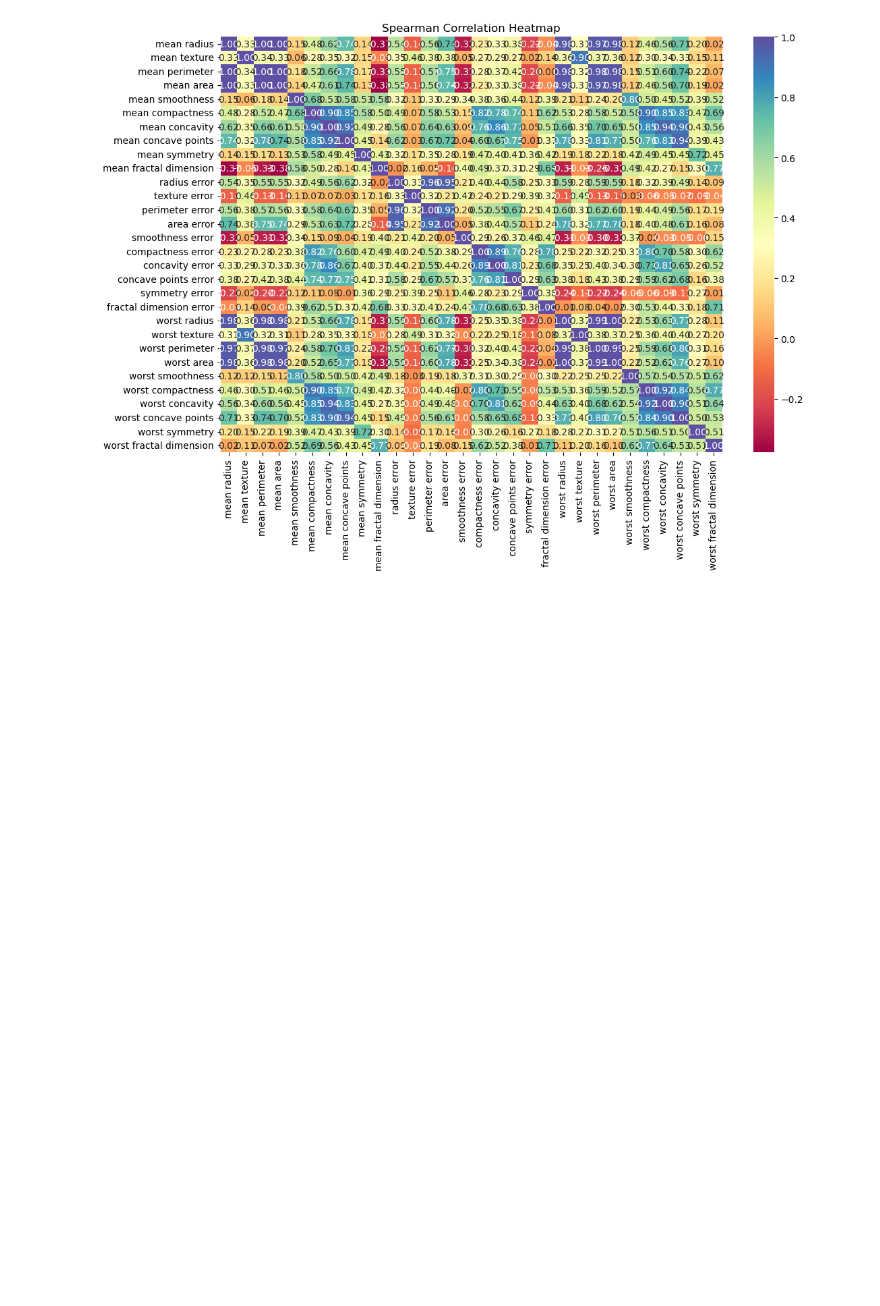
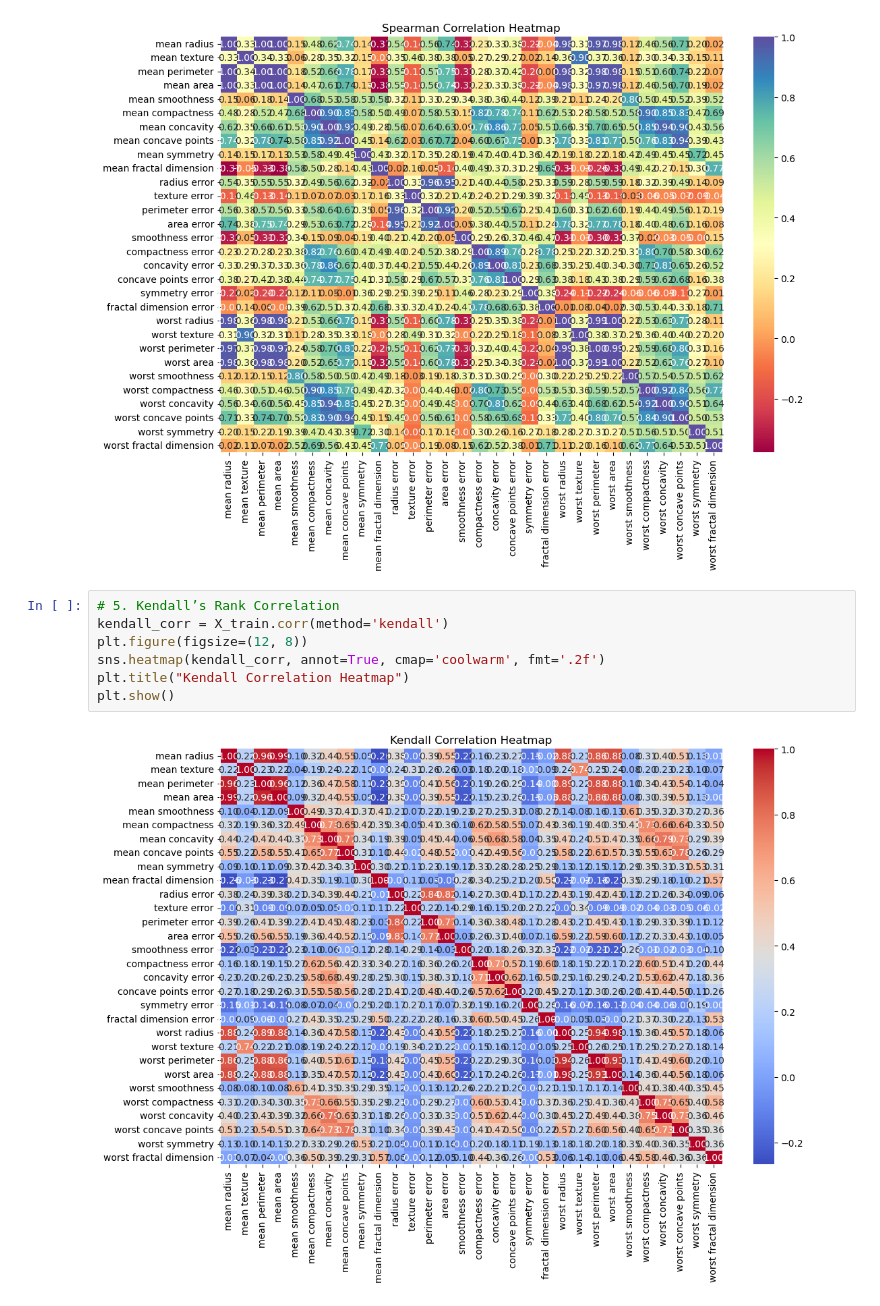
Before and after one commit to tasninanika/Feature_Selection, a Jupyter notebook: selection.ipynb, the cells around one changed output. Saved outputs shown, nothing was run; the diff lists cells and outputs as text; blank space fills up the shorter version.

Commit message:
visualize train data after applying kendall

```diff
--- a/selection.ipynb
+++ b/selection.ipynb
@@ -143,3 +143,12 @@ plt.title("Spearman Correlation Heatmap")
 plt.show()
 # %% [output]
 [figure]
+# %%
+# 5. Kendall’s Rank Correlation
+kendall_corr = X_train.corr(method='kendall')
+plt.figure(figsize=(12, 8))
+sns.heatmap(kendall_corr, annot=True, cmap='coolwarm', fmt='.2f')
+plt.title("Kendall Correlation Heatmap")
+plt.show()
+# %% [output]
+[figure, added]
```
